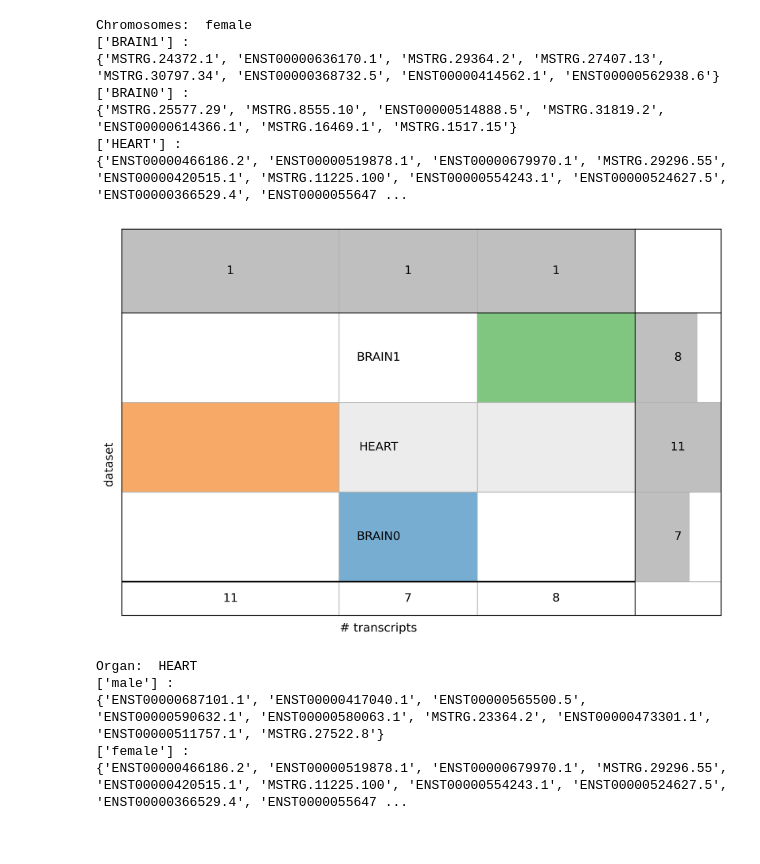
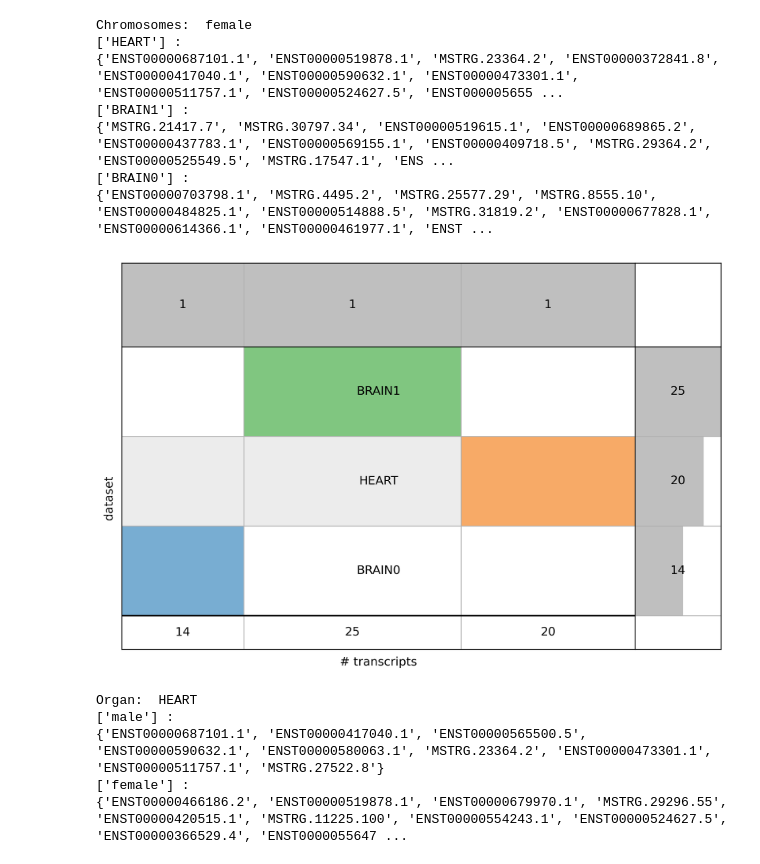
Before and after one commit to zodelheim/sea-infer-rna-seq, a Jupyter notebook: notebooks/AgePredictionTest.ipynb, the cells around one changed output. Cells and saved outputs as stored; diff of their text form; code cells hidden in the pictures.

```diff
--- a/notebooks/AgePredictionTest.ipynb
+++ b/notebooks/AgePredictionTest.ipynb
@@ -66,8 +66,8 @@ n_features = 0
 value_to_predict = 'Age'
 
 organ = "HEART"
-organ = "BRAIN0"
-organ = "BRAIN1"
+# organ = "BRAIN0"
+# organ = "BRAIN1"
 #
 sex = 'male'
 sex = 'female'
@@ -590,2 +659,0 @@ array([[ 1.53516027,  2.08867175,  3.01794953,  3.16365923,  0.7563725 ,
-# %%
-transcripts_dict = (transcripts).copy()
@@ -595,37 +678,37 @@ from upsetplot import plot, UpSet, from_contents
 # %%
 
 sex = ['male', 'female'][1]
 test_dict = {}
 for organ in ['BRAIN0', "HEART", "BRAIN1"]:
-    test_dict[organ] = set(transcripts_dict[organ][sex])
+    # test_dict[organ] = set(transcripts_dict[organ][sex])
+    test_dict[organ] = set(transcripts_dict[organ]['male']).union(set(transcripts_dict[organ]['female']))
 
-# UpSet(from_contents(test_dict), show_counts=True).plot()
 
 plt.figure(figsize=(9, 6), dpi=300)
 g = supervenn(list(test_dict.values()), list(test_dict.keys()),
         # sets_ordering="minimize gaps",
         chunks_ordering='minimize gaps',
         )
 plt.title(sex)
 plt.tight_layout()
 g.axes['main'].set_xlabel('# transcripts')
 g.axes['main'].set_ylabel('dataset')
 
 
 print("Chromosomes: ", sex)
 for el in list(g.chunks.keys()):
     print(np.array(list(test_dict.keys()))[list(el)], ": ")
     print(g.chunks[el])
     # print(adata.var['gene_name'][list(g.chunks[el])])
 # %% [output]
 Chromosomes:  female
+['HEART'] :
+{'ENST00000687101.1', 'ENST00000519878.1', 'MSTRG.23364.2', 'ENST00000372841.8', 'ENST00000417040.1', 'ENST00000590632.1', 'ENST00000473301.1', 'ENST00000511757.1', 'ENST00000524627.5', 'ENST000005655 ...
 ['BRAIN1'] :
-{'MSTRG.24372.1', 'ENST00000636170.1', 'MSTRG.29364.2', 'MSTRG.27407.13', 'MSTRG.30797.34', 'ENST00000368732.5', 'ENST00000414562.1', 'ENST00000562938.6'}
+{'MSTRG.21417.7', 'MSTRG.30797.34', 'ENST00000519615.1', 'ENST00000689865.2', 'ENST00000437783.1', 'ENST00000569155.1', 'ENST00000409718.5', 'MSTRG.29364.2', 'ENST00000525549.5', 'MSTRG.17547.1', 'ENS ...
 ['BRAIN0'] :
-{'MSTRG.25577.29', 'MSTRG.8555.10', 'ENST00000514888.5', 'MSTRG.31819.2', 'ENST00000614366.1', 'MSTRG.16469.1', 'MSTRG.1517.15'}
-['HEART'] :
-{'ENST00000466186.2', 'ENST00000519878.1', 'ENST00000679970.1', 'MSTRG.29296.55', 'ENST00000420515.1', 'MSTRG.11225.100', 'ENST00000554243.1', 'ENST00000524627.5', 'ENST00000366529.4', 'ENST0000055647 ...
+{'ENST00000703798.1', 'MSTRG.4495.2', 'MSTRG.25577.29', 'MSTRG.8555.10', 'ENST00000484825.1', 'ENST00000514888.5', 'MSTRG.31819.2', 'ENST00000677828.1', 'ENST00000614366.1', 'ENST00000461977.1', 'ENST ...
-[figure, old version]
+[figure, new version]
 # %%
 organ = ['BRAIN0', "HEART", "BRAIN1"][1]
 test_dict = {}
```
Also changed, not shown: parts of 25 cells of this notebook.
